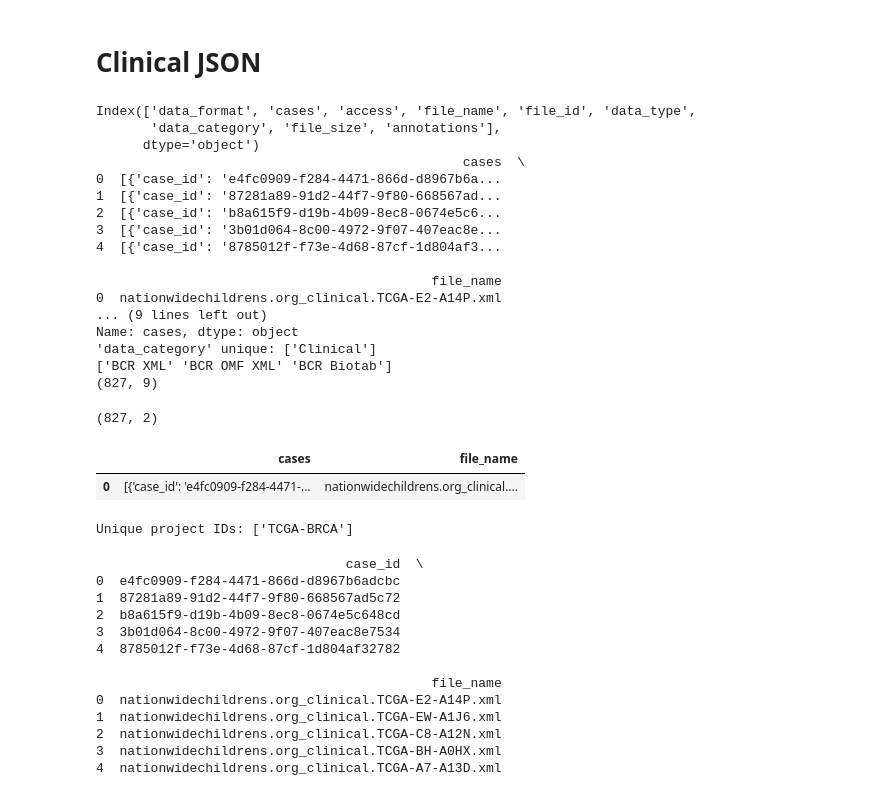
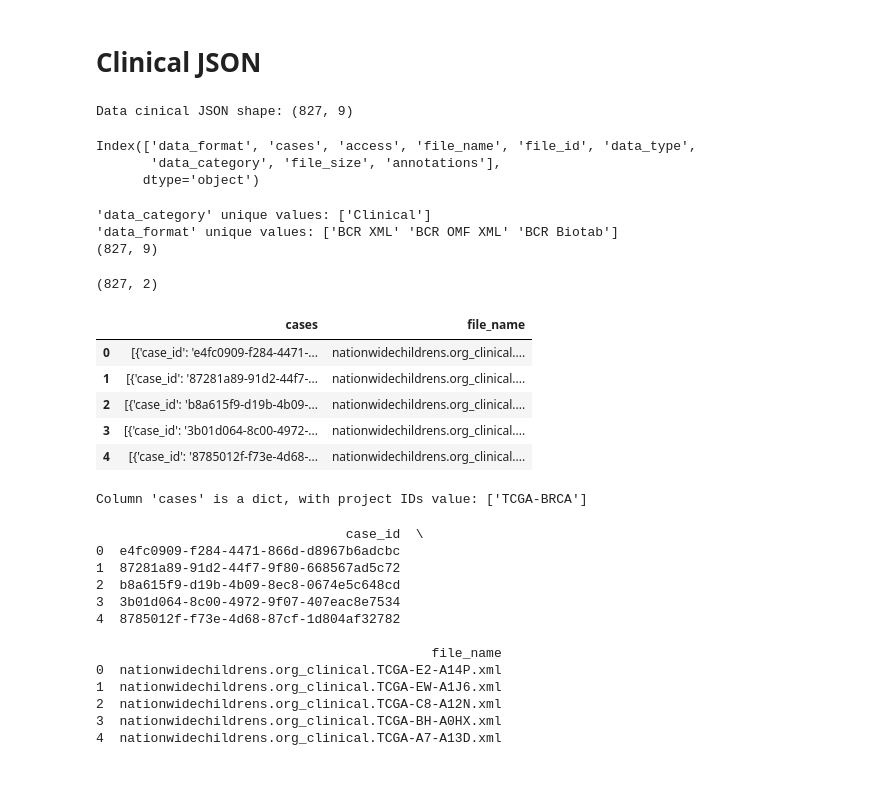
Before and after one commit to giorgiaBertacchini/miRNA_survival_analysis, a Jupyter notebook: notebooks/data_analysis.ipynb, the cells around one changed output. Cells and saved outputs as stored; diff of their text form; code cells hidden in the pictures.

```diff
--- a/notebooks/data_analysis.ipynb
+++ b/notebooks/data_analysis.ipynb
@@ -6,8 +132,7 @@ import os
 # %%
 file_path = "../datasets/clinical_data/0a9561ad-0d8e-4776-be26-c9d7b2825045/nationwidechildrens.org_clinical.TCGA-B6-A0IG.xml"
-
 temp_df = pd.read_xml(file_path, parser="etree")
-
+pd.set_option('display.max_colwidth', None)
 temp_df.describe()
 # %% [output]
 |  | day_of_dcc_upload | month_of_dcc_upload | year_of_dcc_upload | program | dbgap_registration_code | ... |
@@ -142,43 +280,37 @@ Subfolder che non contribuiscono: {'1208942c-b692-4e29-80a7-a9bf061ca4fb', '1e6b
 # Clinical JSON
 # %%
 df_clinical_json = pd.read_json('../datasets/clinical_data(json&manifest)/files.2024-12-12.json')
-print(df_clinical_json.columns)
-print(df_clinical_json[['cases', 'file_name']].head())
-print(df_clinical_json['cases'].head())
-print(f"'data_category' unique: {df_clinical_json['data_category'].unique()}")
-print(df_clinical_json['data_format'].unique())
-print(df_clinical_json.shape)
+print(f"Data cinical JSON shape: {df_clinical_json.shape}")
+df_clinical_json.columns
 # %% [output]
-Index(['data_format', 'cases', 'access', 'file_name', 'file_id', 'data_type',
-       'data_category', 'file_size', 'annotations'],
-      dtype='object')
-                                               cases  \
-0  [{'case_id': 'e4fc0909-f284-4471-866d-d8967b6a...
-1  [{'case_id': '87281a89-91d2-44f7-9f80-668567ad...
-2  [{'case_id': 'b8a615f9-d19b-4b09-8ec8-0674e5c6...
-3  [{'case_id': '3b01d064-8c00-4972-9f07-407eac8e...
-4  [{'case_id': '8785012f-f73e-4d68-87cf-1d804af3...
-
-                                           file_name
-0  nationwidechildrens.org_clinical.TCGA-E2-A14P.xml
-... (9 lines left out)
-Name: cases, dtype: object
-'data_category' unique: ['Clinical']
-['BCR XML' 'BCR OMF XML' 'BCR Biotab']
-(827, 9)
+Data cinical JSON shape: (827, 9)
+Index(['data_format', 'cases', 'access', 'file_name', 'file_id', 'data_type',
+       'data_category', 'file_size', 'annotations'],
+      dtype='object')
+# %%
+print(f"Column 'data_category' unique values: {df_clinical_json['data_category'].unique()}")
+print(f"Column 'data_format' unique values: {df_clinical_json['data_format'].unique()}")
+# %% [output]
+'data_category' unique values: ['Clinical']
+'data_format' unique values: ['BCR XML' 'BCR OMF XML' 'BCR Biotab']
+(827, 9)
 # %%
 print(df_clinical_json[['cases', 'file_name']].shape)
-df_clinical_json[['cases', 'file_name']].head(1)
+df_clinical_json[['cases', 'file_name']].head()
 # %% [output]
 (827, 2)
 |  | cases | file_name |
 | 0 | [{'case_id': 'e4fc0909-f284-4471-... | nationwidechildrens.org_clinical.... |
+| 1 | [{'case_id': '87281a89-91d2-44f7-... | nationwidechildrens.org_clinical.... |
+| 2 | [{'case_id': 'b8a615f9-d19b-4b09-... | nationwidechildrens.org_clinical.... |
+| 3 | [{'case_id': '3b01d064-8c00-4972-... | nationwidechildrens.org_clinical.... |
+| 4 | [{'case_id': '8785012f-f73e-4d68-... | nationwidechildrens.org_clinical.... |
 # %%
 # La colonna 'cases' contenga liste di dizionari
 cases_expanded = df_clinical_json['cases'].apply(lambda x: x[0] if isinstance(x, list) and len(x) > 0 else {})
 unique_projects = pd.json_normalize(cases_expanded)['project.project_id'].unique()
 
-print("Unique project IDs:", unique_projects)
+print("Column 'cases' is a dict, with project IDs value:", unique_projects)
 # %% [output]
-Unique project IDs: ['TCGA-BRCA']
+Column 'cases' is a dict, with project IDs value: ['TCGA-BRCA']
 # %%
```
Also changed, not shown: parts of 10 cells of this notebook, 1 other file.
